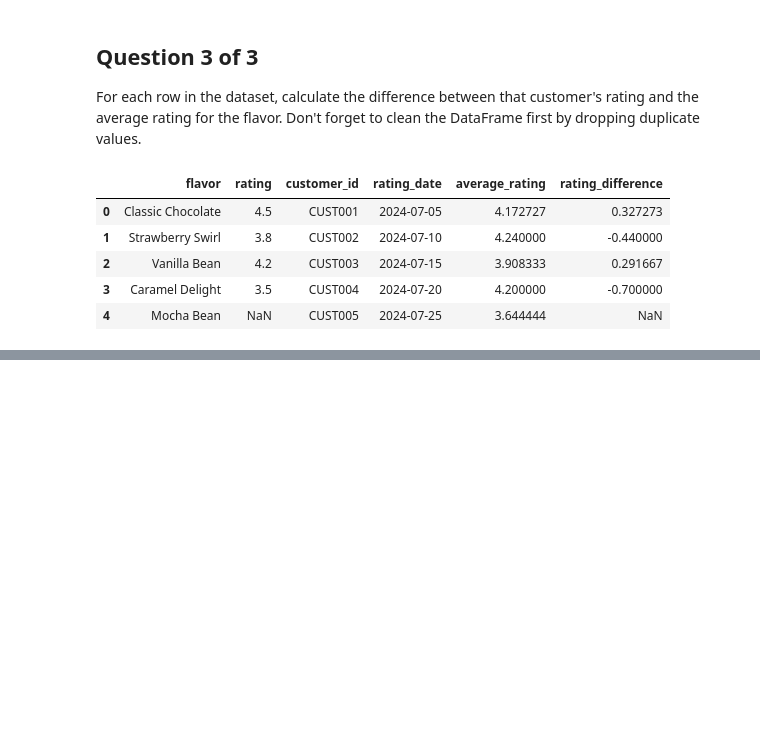
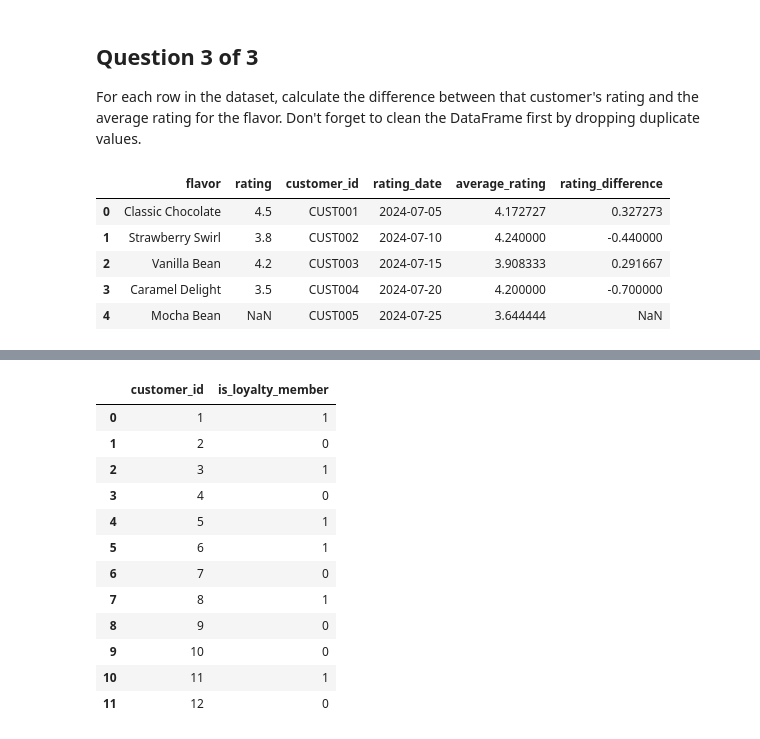
Before and after one commit to Haris-09/Python-Summer-Party-Challenge, a Jupyter notebook: Python_Summer_Party.ipynb, the cells around one changed output, grey strips where cells are left out. Cells and saved outputs as stored; diff of their text form; code cells hidden in the pictures; blank space fills up the shorter version.

```diff
--- a/Python_Summer_Party.ipynb
+++ b/Python_Summer_Party.ipynb
@@ -1903,0 +1914,18 @@ display(milkshake_ratings_cleaned.head())
+# %%
+dim_customers = """customer_id	 is_loyalty_member
+1	 1
+2	 0
+3	 1
+4	 0
+5	 1
+6	 1
+7	 0
+8	 1
+9	 0
+10	 0
+11	 1
+12	 0
+"""
+
+dim_customers = pd.read_csv(io.StringIO(dim_customers), sep='\s\s+', engine='python')
+dim_customers.dtypes
@@ -1903,0 +1967,16 @@ display(milkshake_ratings_cleaned.head())
+# %%
+dim_customers
+# %% [output]
+|  | customer_id | is_loyalty_member |
+| 0 | 1 | 1 |
+| 1 | 2 | 0 |
+| 2 | 3 | 1 |
+| 3 | 4 | 0 |
+| 4 | 5 | 1 |
+| 5 | 6 | 1 |
+| 6 | 7 | 0 |
+| 7 | 8 | 1 |
+| 8 | 9 | 0 |
+| 9 | 10 | 0 |
+| 10 | 11 | 1 |
+| 11 | 12 | 0 |
```
Also changed, not shown: parts of 11 cells of this notebook.
